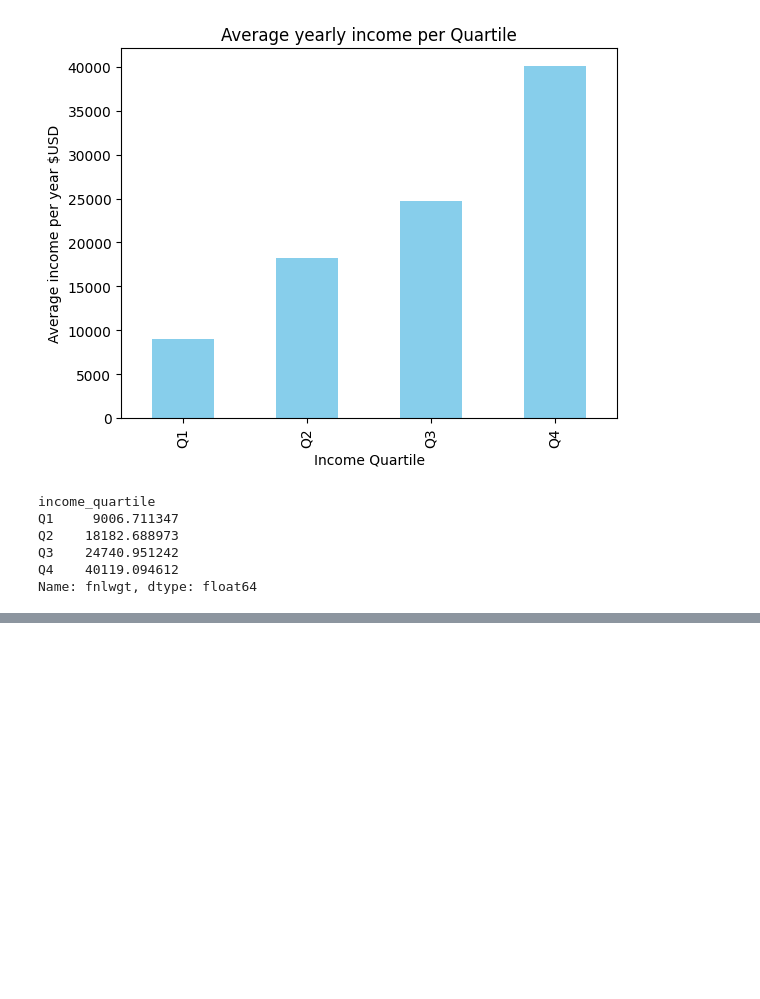
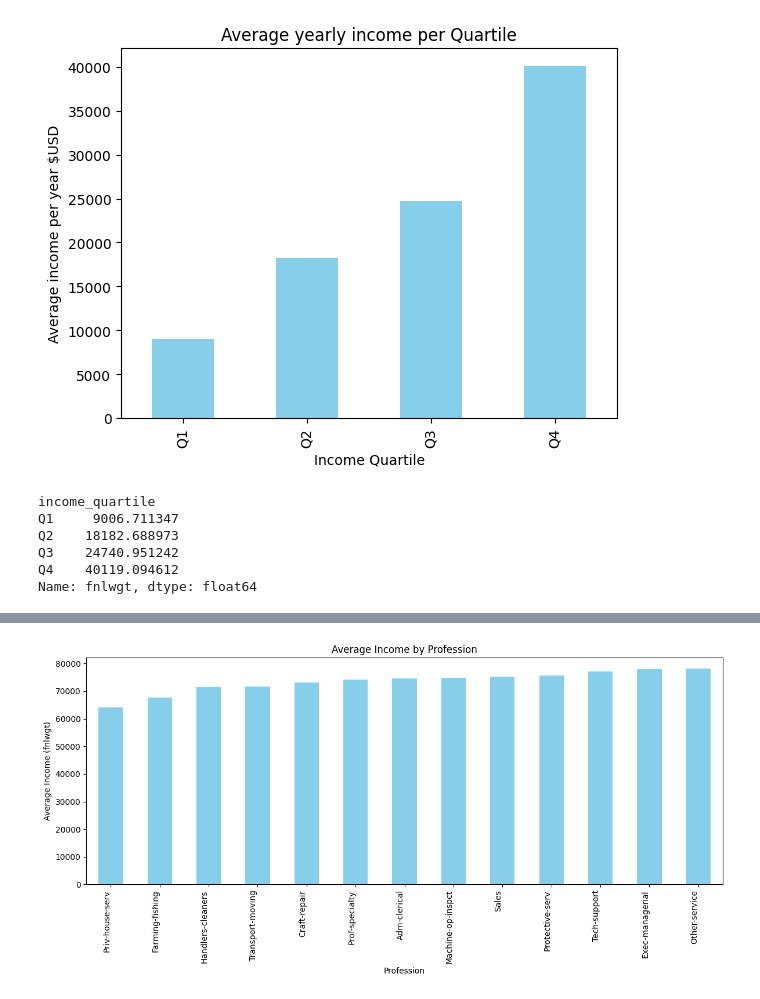
Before and after one commit to paulclrt/AI-ML-learning, a Jupyter notebook: pandas/main.ipynb, the cells around one changed output, grey strips where cells are left out. Saved outputs shown, nothing was run; the diff lists cells and outputs as text; code cells hidden in the pictures; blank space fills up the shorter version.

```diff
--- a/pandas/main.ipynb
+++ b/pandas/main.ipynb
@@ -84,0 +125,24 @@ Name: fnlwgt, dtype: float64
+# %%
+# Group the data by profession (occupation) and calculate the average income (fnlwgt)
+income_by_profession = best_earners.groupby('occupation')['fnlwgt'].mean()
+
+# Sort by income from lowest to highest
+income_by_profession_sorted = income_by_profession.sort_values()
+
+# Create the bar plot
+plt.figure(figsize=(12, 6))
+income_by_profession_sorted.plot(kind='bar', color='skyblue')
+
+# Add labels and title
+plt.xlabel('Profession')
+plt.ylabel('Average Income (fnlwgt)')
+plt.title('Average Income by Profession')
+
+# Rotate x-axis labels for better readability
+plt.xticks(rotation=90, ha='right')
+
+# Show the plot
+plt.tight_layout()
+plt.show()
+# %% [output]
+[figure, added]
```
Also changed, not shown: parts of 2 cells of this notebook.
